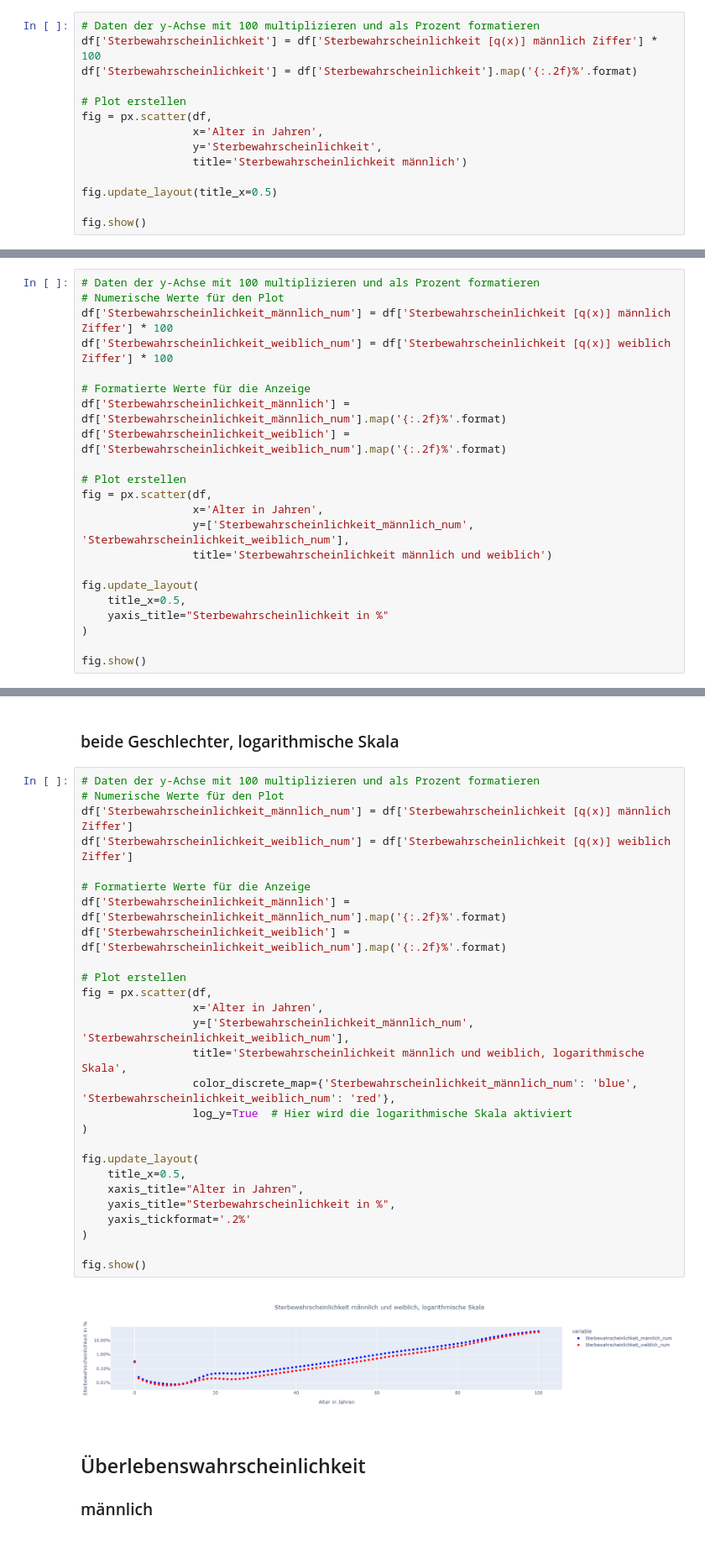
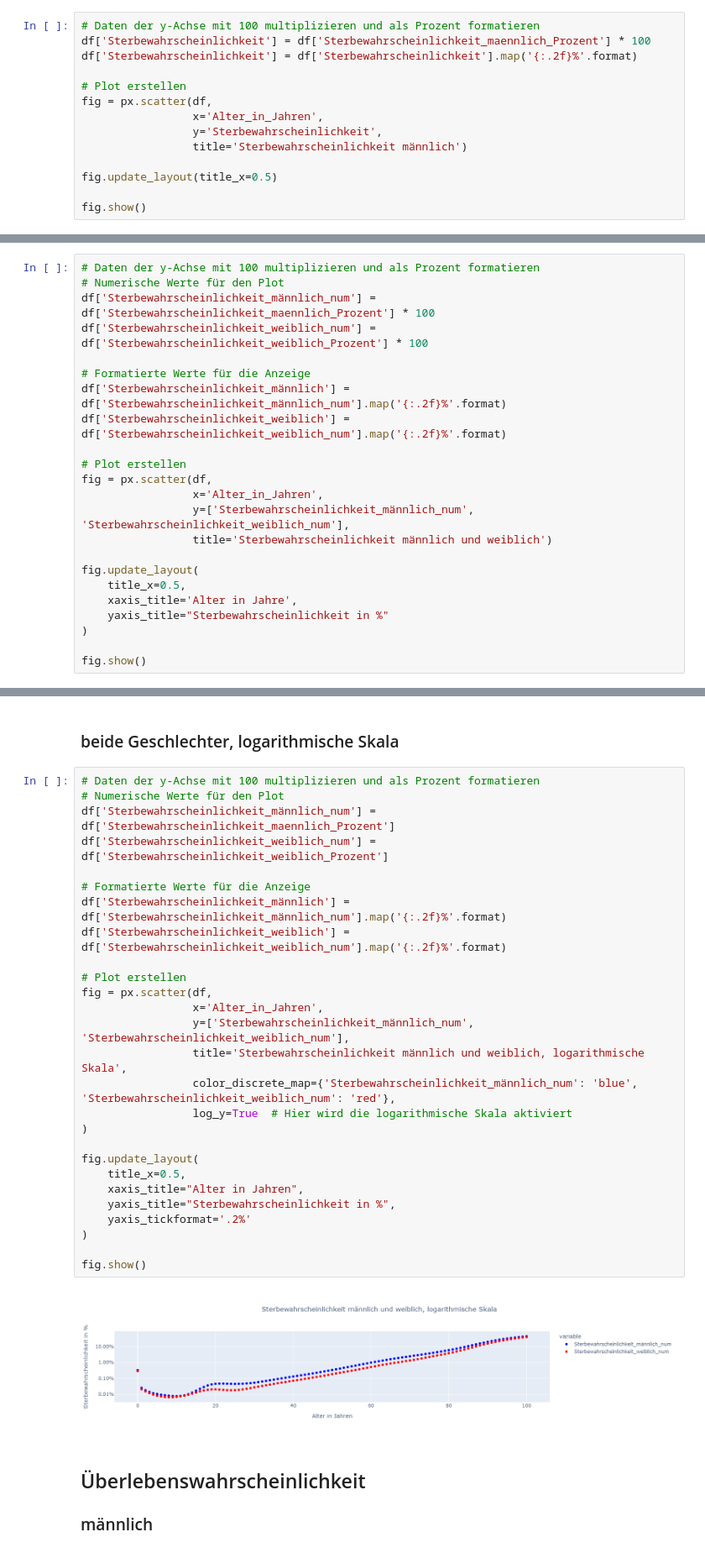
Before and after one commit to timStories/timsPandas, a Jupyter notebook: Sterbetafel/story_Sterbetafel.ipynb, the cells around one changed output, grey strips where cells are left out. Shown at 84% size. Drawn from its saved outputs; the diff is of its cells as text.

```diff
--- a/Sterbetafel/story_Sterbetafel.ipynb
+++ b/Sterbetafel/story_Sterbetafel.ipynb
@@ -82,12 +82,12 @@ init_notebook_mode(connected=True)
 ### männlich
 # %%
 # Daten der y-Achse mit 100 multiplizieren und als Prozent formatieren
-df['Sterbewahrscheinlichkeit'] = df['Sterbewahrscheinlichkeit [q(x)] männlich Ziffer'] * 100
+df['Sterbewahrscheinlichkeit'] = df['Sterbewahrscheinlichkeit_maennlich_Prozent'] * 100
 df['Sterbewahrscheinlichkeit'] = df['Sterbewahrscheinlichkeit'].map('{:.2f}%'.format)
 
 # Plot erstellen
 fig = px.scatter(df,
-                 x='Alter in Jahren',
+                 x='Alter_in_Jahren',
                  y='Sterbewahrscheinlichkeit',
                  title='Sterbewahrscheinlichkeit männlich')
 
@@ -101,8 +101,8 @@ fig.show()
 # %%
 # Daten der y-Achse mit 100 multiplizieren und als Prozent formatieren
 # Numerische Werte für den Plot
-df['Sterbewahrscheinlichkeit_männlich_num'] = df['Sterbewahrscheinlichkeit [q(x)] männlich Ziffer'] * 100
-df['Sterbewahrscheinlichkeit_weiblich_num'] = df['Sterbewahrscheinlichkeit [q(x)] weiblich Ziffer'] * 100
+df['Sterbewahrscheinlichkeit_männlich_num'] = df['Sterbewahrscheinlichkeit_maennlich_Prozent'] * 100
+df['Sterbewahrscheinlichkeit_weiblich_num'] = df['Sterbewahrscheinlichkeit_weiblich_Prozent'] * 100
 
 # Formatierte Werte für die Anzeige
 df['Sterbewahrscheinlichkeit_männlich'] = df['Sterbewahrscheinlichkeit_männlich_num'].map('{:.2f}%'.format)
@@ -110,12 +110,13 @@ df['Sterbewahrscheinlichkeit_weiblich'] = df['Sterbewahrscheinlichkeit_weiblich_
 
 # Plot erstellen
 fig = px.scatter(df,
-                 x='Alter in Jahren',
+                 x='Alter_in_Jahren',
                  y=['Sterbewahrscheinlichkeit_männlich_num', 'Sterbewahrscheinlichkeit_weiblich_num'],
                  title='Sterbewahrscheinlichkeit männlich und weiblich')
 
 fig.update_layout(
     title_x=0.5,
+    xaxis_title='Alter in Jahre',
     yaxis_title="Sterbewahrscheinlichkeit in %"
 )
 
@@ -127,32 +128,32 @@ fig.show()
 # %%
 # Daten der y-Achse mit 100 multiplizieren und als Prozent formatieren
 # Numerische Werte für den Plot
-df['Sterbewahrscheinlichkeit_männlich_num'] = df['Sterbewahrscheinlichkeit [q(x)] männlich Ziffer']
-df['Sterbewahrscheinlichkeit_weiblich_num'] = df['Sterbewahrscheinlichkeit [q(x)] weiblich Ziffer']
+df['Sterbewahrscheinlichkeit_männlich_num'] = df['Sterbewahrscheinlichkeit_maennlich_Prozent']
+df['Sterbewahrscheinlichkeit_weiblich_num'] = df['Sterbewahrscheinlichkeit_weiblich_Prozent']
 
 # Formatierte Werte für die Anzeige
 df['Sterbewahrscheinlichkeit_männlich'] = df['Sterbewahrscheinlichkeit_männlich_num'].map('{:.2f}%'.format)
 df['Sterbewahrscheinlichkeit_weiblich'] = df['Sterbewahrscheinlichkeit_weiblich_num'].map('{:.2f}%'.format)
 
 # Plot erstellen
 fig = px.scatter(df,
-                 x='Alter in Jahren',
+                 x='Alter_in_Jahren',
                  y=['Sterbewahrscheinlichkeit_männlich_num', 'Sterbewahrscheinlichkeit_weiblich_num'],
                  title='Sterbewahrscheinlichkeit männlich und weiblich, logarithmische Skala',
                  color_discrete_map={'Sterbewahrscheinlichkeit_männlich_num': 'blue', 'Sterbewahrscheinlichkeit_weiblich_num': 'red'},
                  log_y=True  # Hier wird die logarithmische Skala aktiviert
 )
 
 fig.update_layout(
     title_x=0.5,
     xaxis_title="Alter in Jahren",
     yaxis_title="Sterbewahrscheinlichkeit in %",
     yaxis_tickformat='.2%'
 )
 
 fig.show()
 # %% [output]
-[figure, old version]
+[figure, new version]
 # %% [markdown]
 ## Überlebenswahrscheinlichkeit
 ### männlich
```
Also changed, not shown: parts of 4 cells of this notebook, 54 other files.
